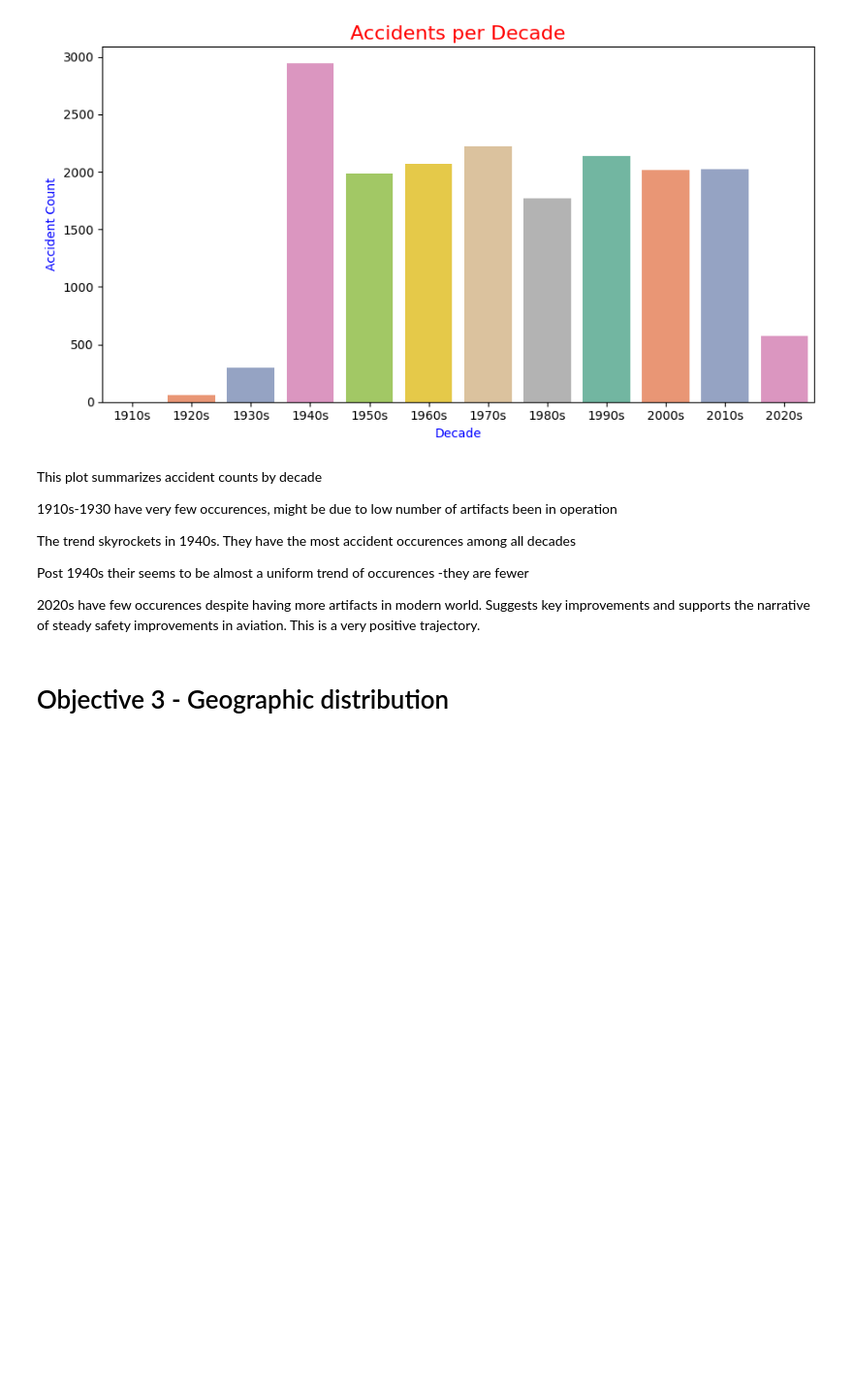
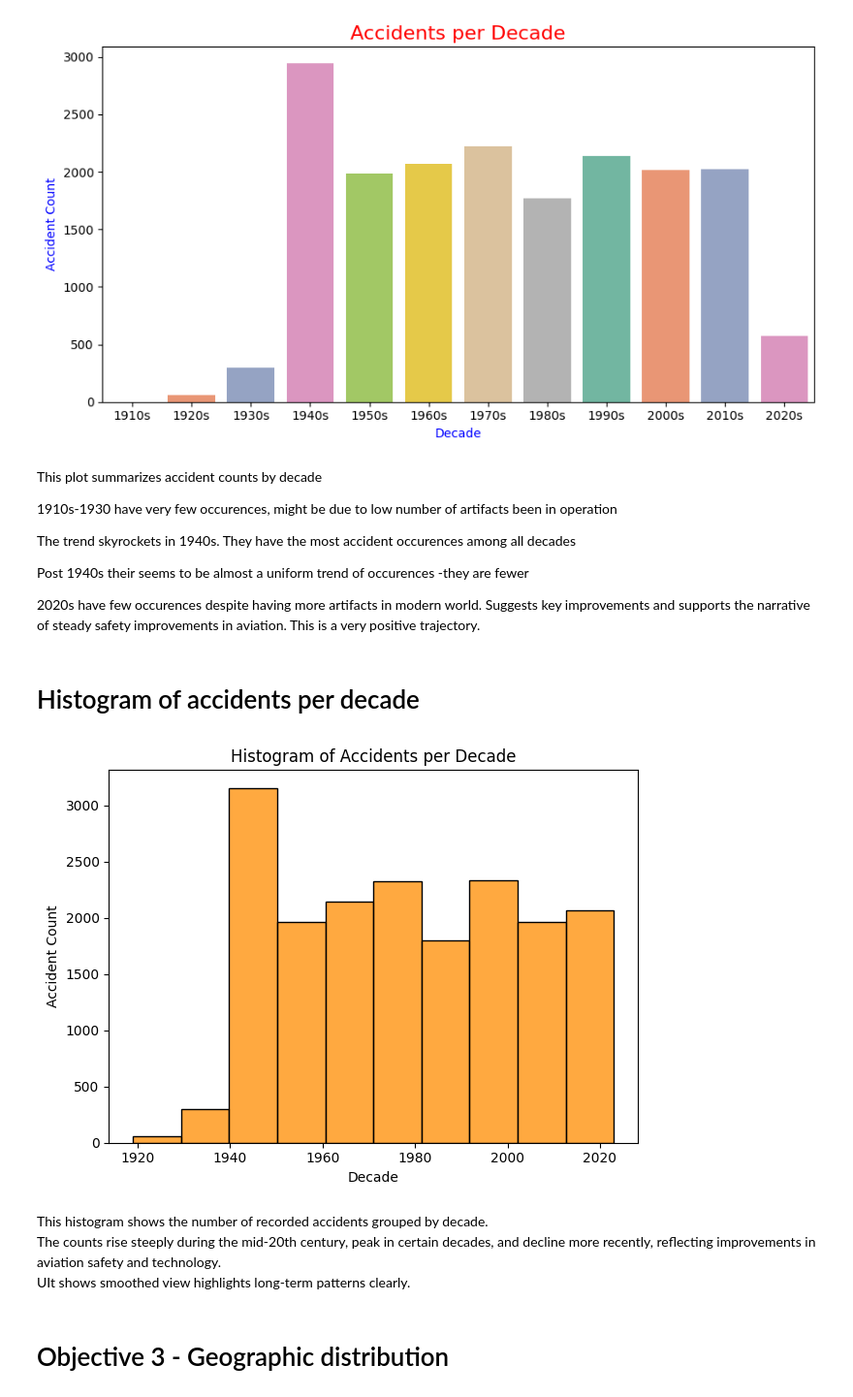
Before and after one commit to Kaks753/Projects, a Jupyter notebook: aviation_accidents.ipynb, the cells around one changed output. Shown at 97% size. Saved outputs shown, nothing was run; the diff lists cells and outputs as text; code cells hidden in the pictures; blank space fills up the shorter version.

```diff
--- a/aviation_accidents.ipynb
+++ b/aviation_accidents.ipynb
@@ -396,6 +396,26 @@ The trend skyrockets in 1940s. They have the most accident occurences among all
 Post 1940s their seems to be almost a uniform trend of occurences -they are fewer
 
 2020s have few occurences despite having more artifacts in modern world. Suggests key improvements and supports the narrative of steady safety improvements in aviation. This is a very positive trajectory.
+# %% [markdown]
+# Histogram of accidents per decade
+# %%
+sns.histplot(
+    aviation_accidents_cleaned['year'],
+    bins=(10),
+    color="darkorange",
+    edgecolor="black"
+)
+plt.title("Histogram of Accidents per Decade")
+plt.xlabel("Decade")
+plt.ylabel("Accident Count")
+plt.tight_layout()
+plt.show()
+# %% [output]
+[figure, added]
+# %% [markdown]
+This histogram shows the number of recorded accidents grouped by decade.
+The counts rise steeply during the mid-20th century, peak in certain decades, and decline more recently, reflecting improvements in aviation safety and technology.
+UIt shows smoothed view highlights long-term patterns clearly.
 # %% [markdown]
 # Objective 3 - Geographic distribution
 # %%
```
Also changed, not shown: parts of 3 cells of this notebook.
